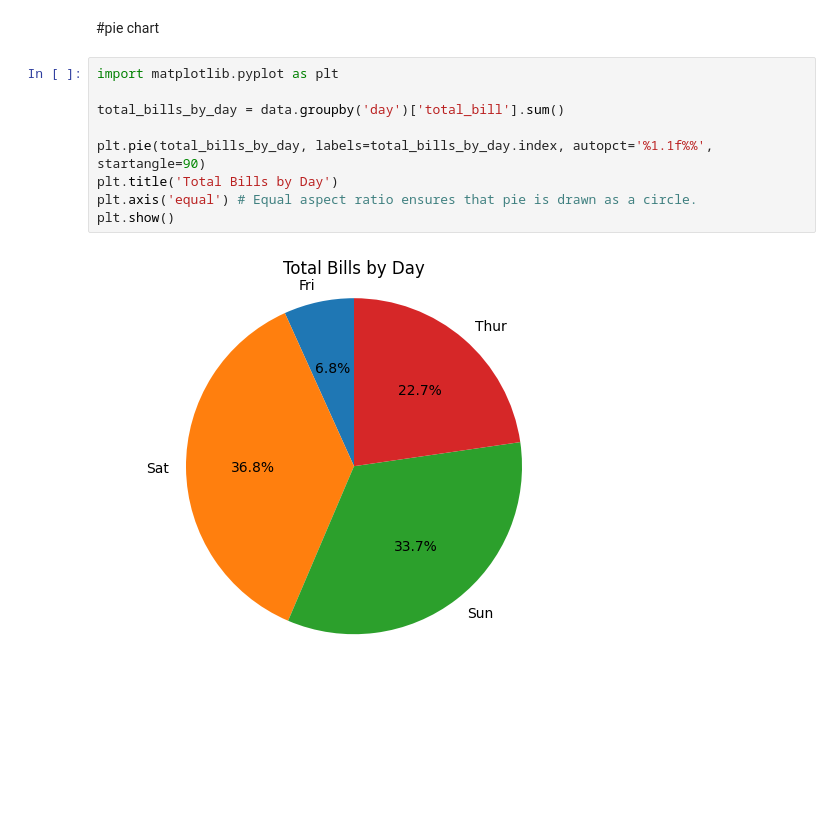
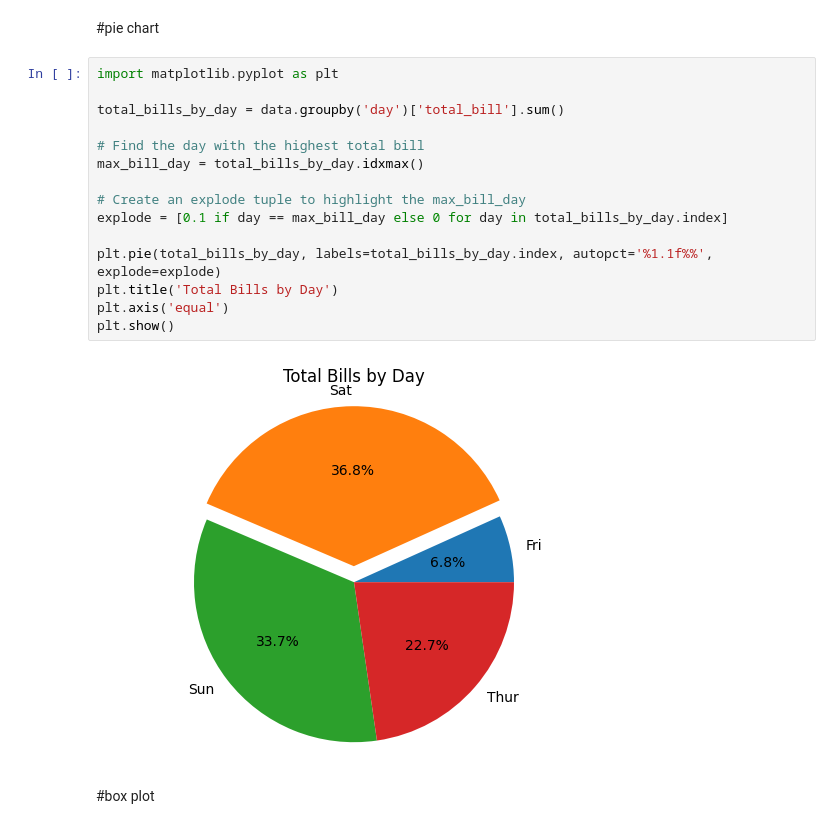
Before and after one commit to runeking2006/vac_1, a Jupyter notebook: data_visuals.ipynb, the cells around one changed output. Cells and saved outputs as stored; diff of their text form; blank space fills up the shorter version.

```diff
--- a/data_visuals.ipynb
+++ b/data_visuals.ipynb
@@ -61,11 +61,19 @@ plt.show()
 # %%
 import matplotlib.pyplot as plt
 
 total_bills_by_day = data.groupby('day')['total_bill'].sum()
 
-plt.pie(total_bills_by_day, labels=total_bills_by_day.index, autopct='%1.1f%%', startangle=90)
+# Find the day with the highest total bill
+max_bill_day = total_bills_by_day.idxmax()
+
+# Create an explode tuple to highlight the max_bill_day
+explode = [0.1 if day == max_bill_day else 0 for day in total_bills_by_day.index]
+
+plt.pie(total_bills_by_day, labels=total_bills_by_day.index, autopct='%1.1f%%', explode=explode)
 plt.title('Total Bills by Day')
-plt.axis('equal') # Equal aspect ratio ensures that pie is drawn as a circle.
+plt.axis('equal')
 plt.show()
 # %% [output]
-[figure, old version]
+[figure, new version]
+# %% [markdown]
+#box plot
```
